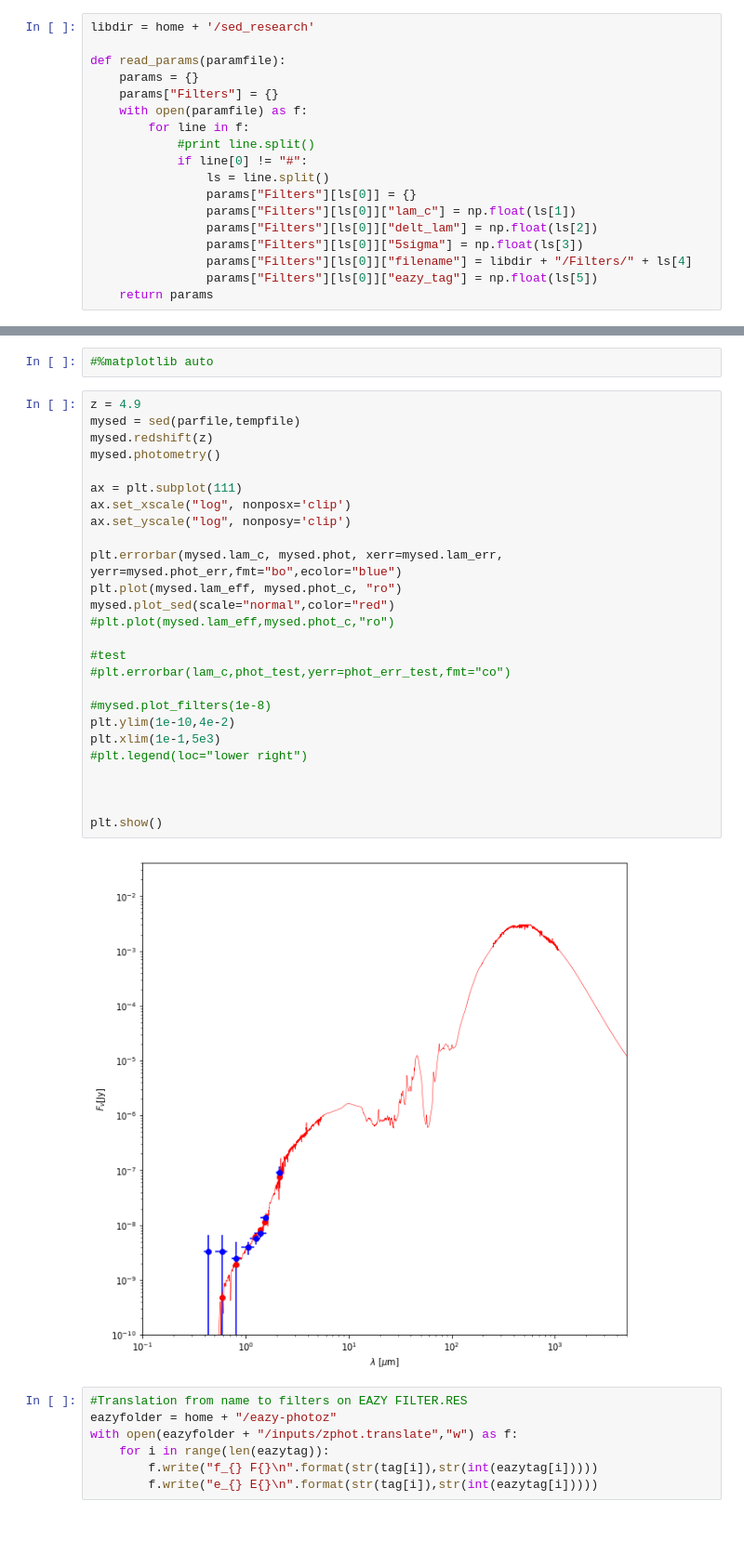
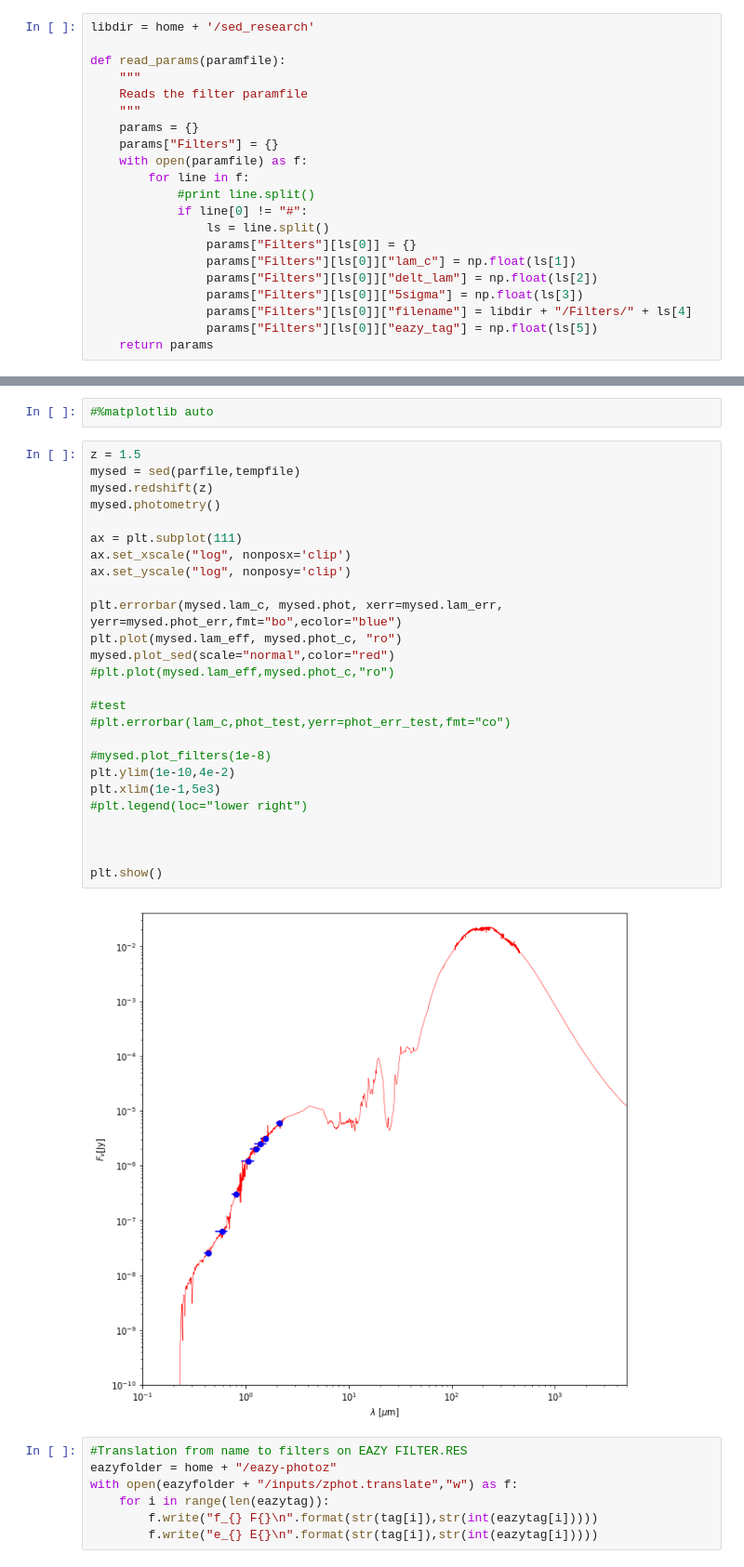
Before and after one commit to cpvargas/sed_research, a Jupyter notebook: library_prototype-2-main.ipynb, the cells around one changed output, grey strips where cells are left out. Shown at 93% size. Saved outputs shown, nothing was run; the diff lists cells and outputs as text; blank space fills up the shorter version.

```diff
--- a/library_prototype-2-main.ipynb
+++ b/library_prototype-2-main.ipynb
@@ -26,6 +26,9 @@ home
 libdir = home + '/sed_research'
 
 def read_params(paramfile):
+    """
+    Reads the filter paramfile
+    """
     params = {}
     params["Filters"] = {}
     with open(paramfile) as f:
@@ -208,33 +205,33 @@ mysed.template[len(mysed.template)-1]
 # %%
 #%matplotlib auto
 # %%
-z = 4.9
+z = 1.5
 mysed = sed(parfile,tempfile)
 mysed.redshift(z)
 mysed.photometry()
 
 ax = plt.subplot(111)
 ax.set_xscale("log", nonposx='clip')
 ax.set_yscale("log", nonposy='clip')
 
 plt.errorbar(mysed.lam_c, mysed.phot, xerr=mysed.lam_err, yerr=mysed.phot_err,fmt="bo",ecolor="blue")
 plt.plot(mysed.lam_eff, mysed.phot_c, "ro")
 mysed.plot_sed(scale="normal",color="red")
 #plt.plot(mysed.lam_eff,mysed.phot_c,"ro")
 
 #test
 #plt.errorbar(lam_c,phot_test,yerr=phot_err_test,fmt="co")
 
 #mysed.plot_filters(1e-8)
 plt.ylim(1e-10,4e-2)
 plt.xlim(1e-1,5e3)
 #plt.legend(loc="lower right")
 
 
 
 plt.show()
 # %% [output]
-[figure, old version]
+[figure, new version]
 # %%
 #Translation from name to filters on EAZY FILTER.RES
 eazyfolder = home + "/eazy-photoz"
```
Also changed, not shown: parts of 8 cells of this notebook.
